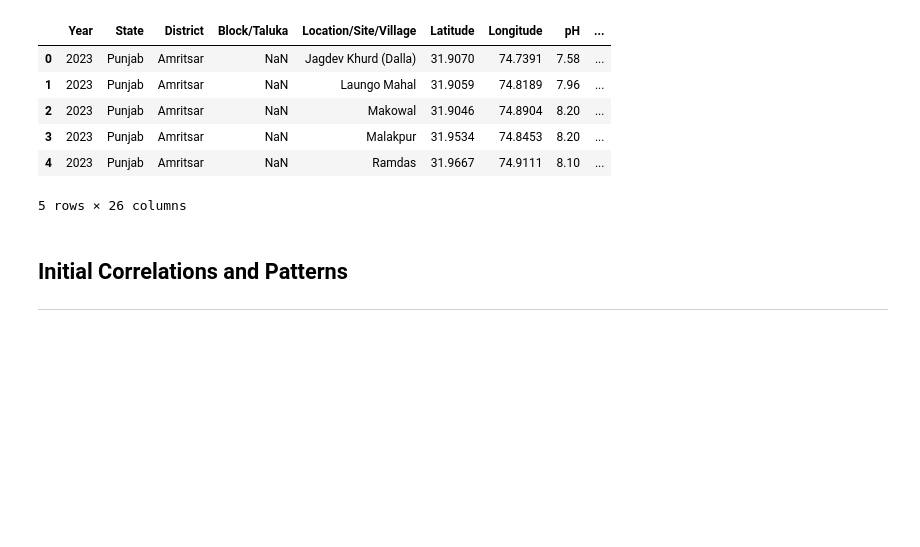
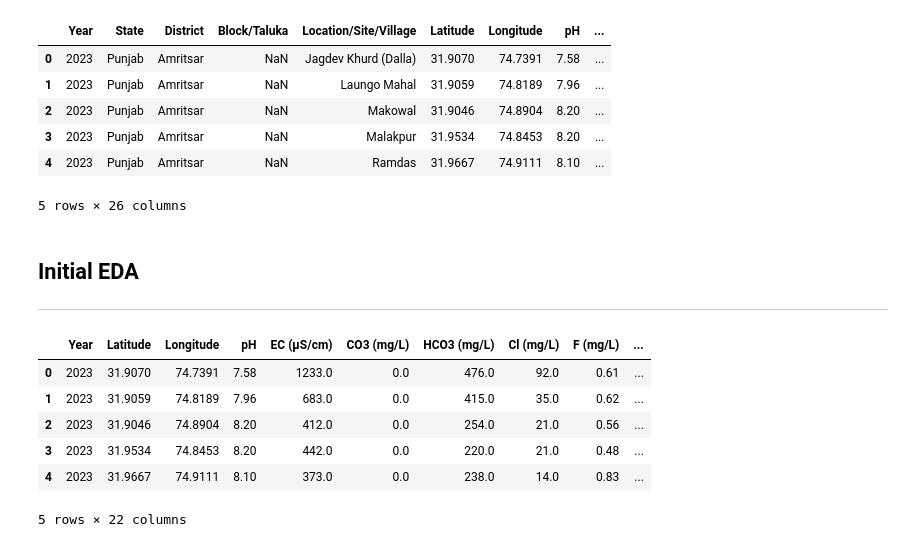
Before and after one commit to ikabrain/uranium-punjab-analysis, a Jupyter notebook: micro-study-2/relation.ipynb, the cells around one changed output. Cells and saved outputs as stored; diff of their text form; code cells hidden in the pictures; blank space fills up the shorter version.

```diff
--- a/micro-study-2/relation.ipynb
+++ b/micro-study-2/relation.ipynb
@@ -262,9 +262,18 @@ df_clean.head()
 | 4 | 2023 | Punjab | Amritsar | NaN | Ramdas | 31.9667 | 74.9111 | 8.10 | ... |
 5 rows × 26 columns
 # %% [markdown]
-## Initial Correlations and Patterns
+## Initial EDA
 ---
 # %%
 # Dropping non-numeric shit
-df_numeric = df_clean.drop(columns=[""])
+df_numeric = df_clean.drop(columns=df_clean.columns[1:5])
+df_numeric.head()
+# %% [output]
+|  | Year | Latitude | Longitude | pH | EC (µS/cm) | CO3 (mg/L) | HCO3 (mg/L) | Cl (mg/L) | F (mg/L) | ... |
+| 0 | 2023 | 31.9070 | 74.7391 | 7.58 | 1233.0 | 0.0 | 476.0 | 92.0 | 0.61 | ... |
+| 1 | 2023 | 31.9059 | 74.8189 | 7.96 | 683.0 | 0.0 | 415.0 | 35.0 | 0.62 | ... |
+| 2 | 2023 | 31.9046 | 74.8904 | 8.20 | 412.0 | 0.0 | 254.0 | 21.0 | 0.56 | ... |
+| 3 | 2023 | 31.9534 | 74.8453 | 8.20 | 442.0 | 0.0 | 220.0 | 21.0 | 0.48 | ... |
+| 4 | 2023 | 31.9667 | 74.9111 | 8.10 | 373.0 | 0.0 | 238.0 | 14.0 | 0.83 | ... |
+5 rows × 22 columns
 # %%
```
Also changed, not shown: parts of 2 cells of this notebook.
